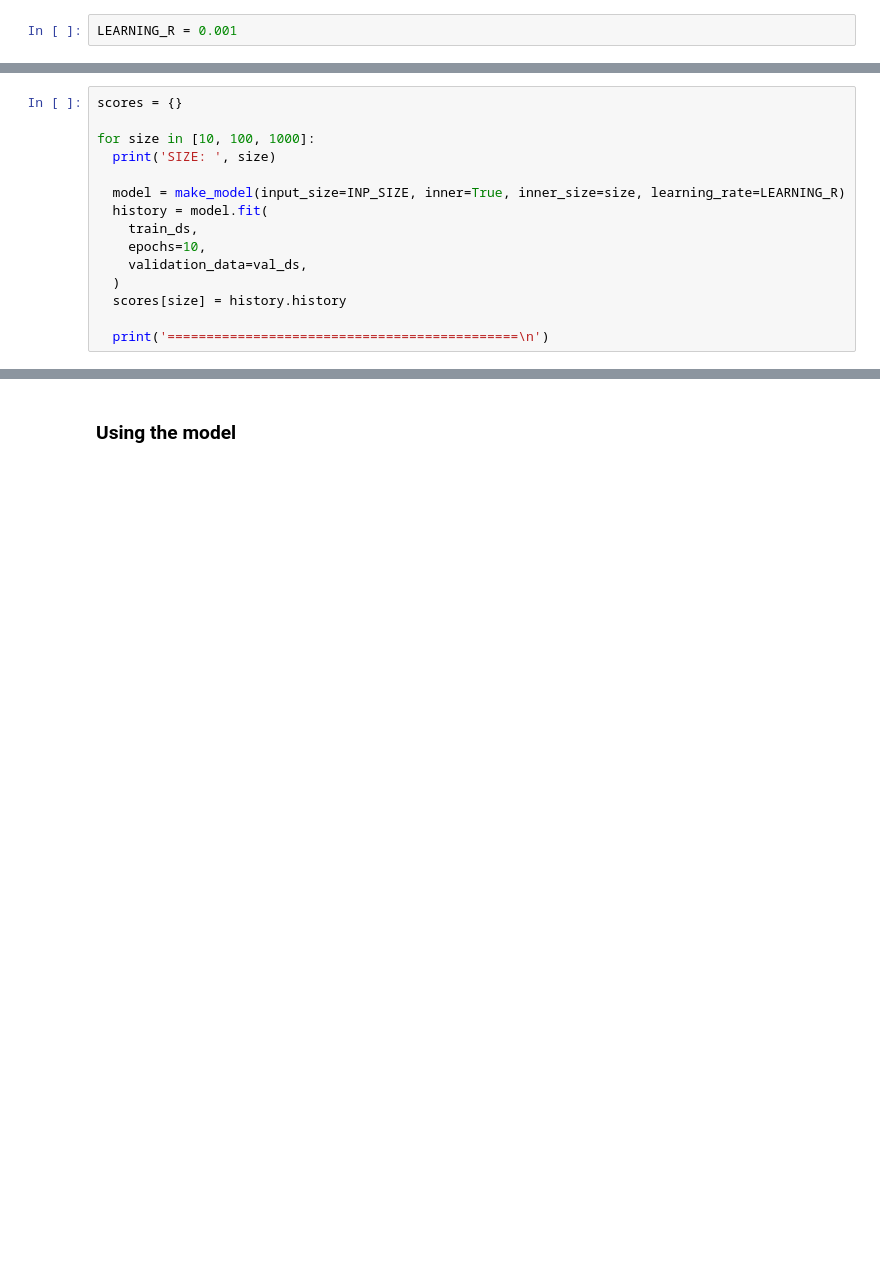
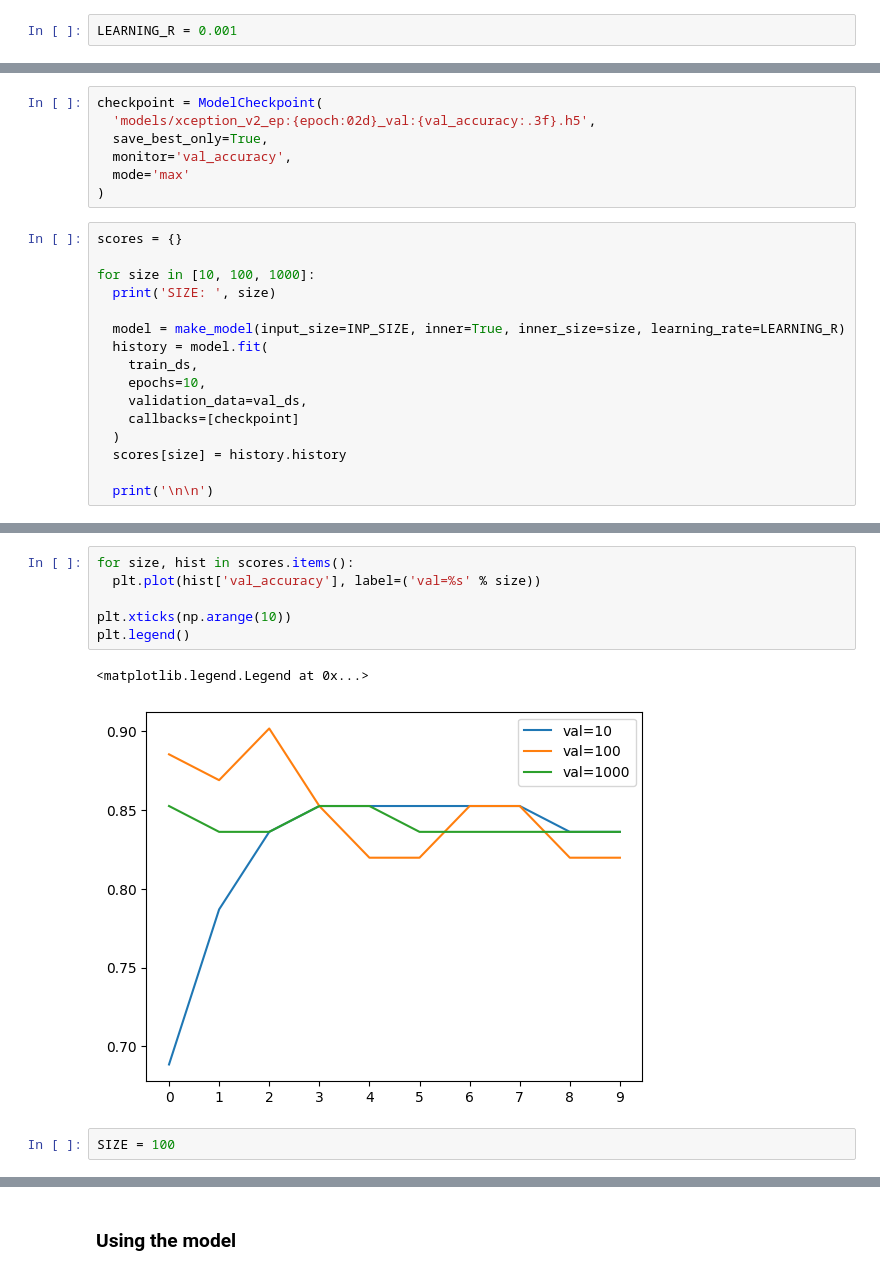
Before and after one commit to marcelonieva7/Chest_X-rays_classification, a Jupyter notebook: notebook.ipynb, the cells around one changed output, grey strips where cells are left out. Drawn from its saved outputs; the diff is of its cells as text; blank space fills up the shorter version.

```diff
--- a/notebook.ipynb
+++ b/notebook.ipynb
@@ -272,3 +299,10 @@ LEARNING_R = 0.001
+# %%
+checkpoint = ModelCheckpoint(
+  'models/xception_v2_ep:{epoch:02d}_val:{val_accuracy:.3f}.h5',
+  save_best_only=True,
+  monitor='val_accuracy',
+  mode='max'
+)
 # %%
 scores = {}
 
@@ -280,10 +314,11 @@ for size in [10, 100, 1000]:
     train_ds,
     epochs=10,
     validation_data=val_ds,
+    callbacks=[checkpoint]
   )
   scores[size] = history.history
 
-  print('=============================================\n')
+  print('\n\n')
 # %% [output]
 SIZE:  10
 Epoch 1/10
@@ -307,0 +342,11 @@ KeyboardInterrupt:
+# %%
+for size, hist in scores.items():
+  plt.plot(hist['val_accuracy'], label=('val=%s' % size))
+
+plt.xticks(np.arange(10))
+plt.legend()
+# %% [output]
+<matplotlib.legend.Legend at 0x...>
+[figure, added]
+# %%
+SIZE = 100
```
Also changed, not shown: parts of 33 cells of this notebook, 1 other file.
